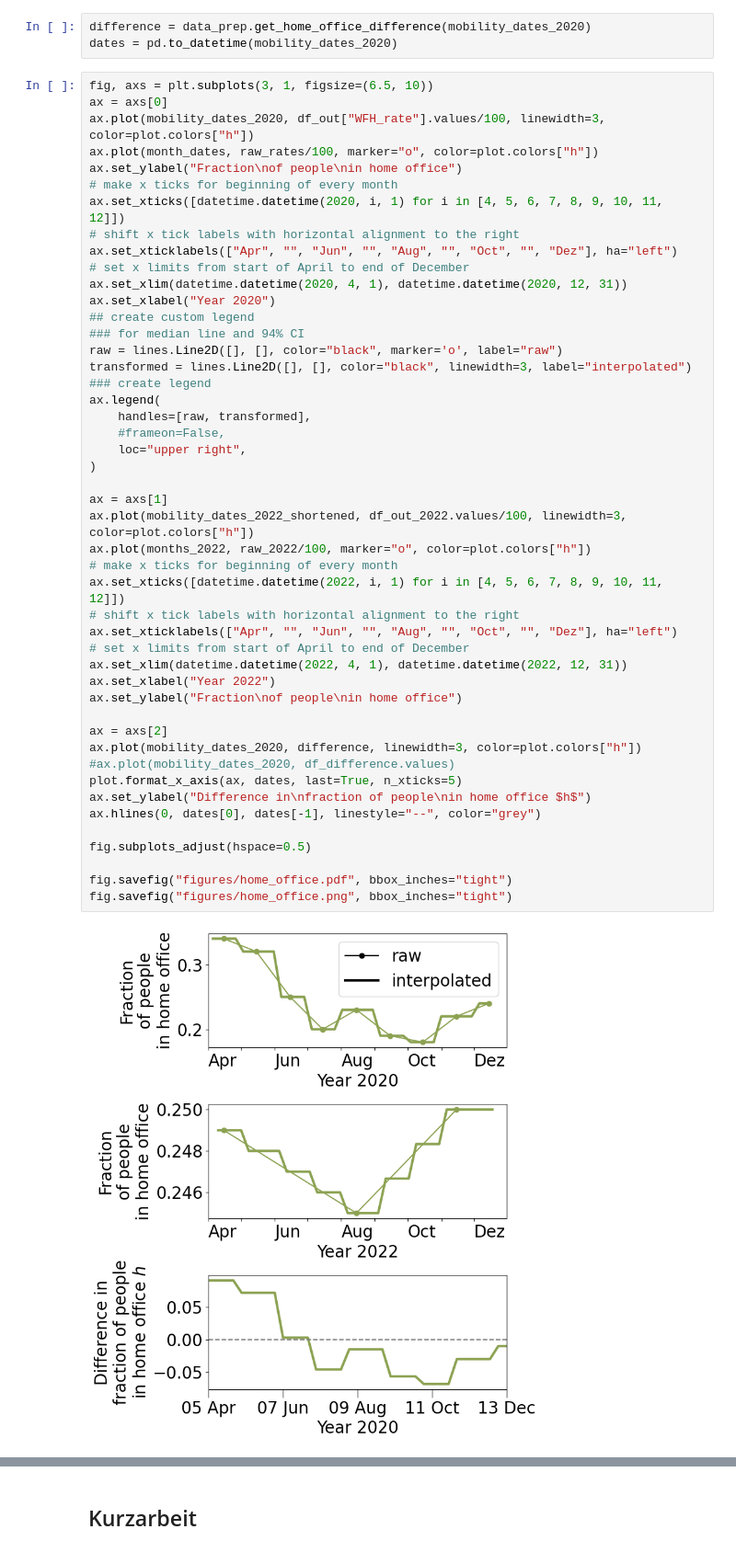
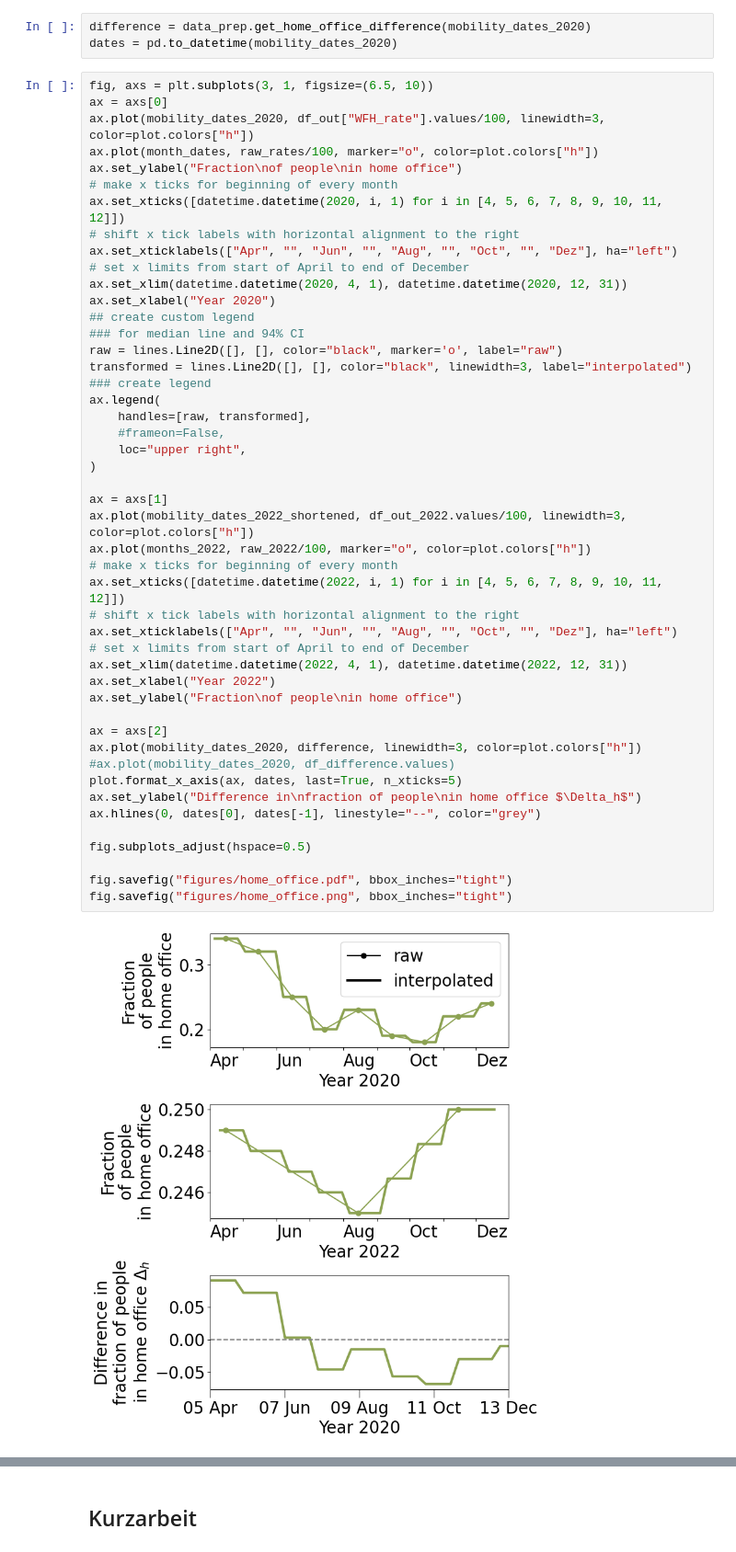
Before and after one commit to Priesemann-Group/mobility_inference, a Jupyter notebook: input_data_analysis.ipynb, the cells around one changed output, grey strips where cells are left out. Shown at 92% size. Drawn from its saved outputs; the diff is of its cells as text.

Commit message:
correct data figures

```diff
--- a/input_data_analysis.ipynb
+++ b/input_data_analysis.ipynb
@@ -870,32 +859,32 @@ transformed = lines.Line2D([], [], color="black", linewidth=3, label="interpolat
 ### create legend
 ax.legend(
     handles=[raw, transformed],
     #frameon=False,
     loc="upper right",
 )
 
 ax = axs[1]
 ax.plot(mobility_dates_2022_shortened, df_out_2022.values/100, linewidth=3, color=plot.colors["h"])
 ax.plot(months_2022, raw_2022/100, marker="o", color=plot.colors["h"])
 # make x ticks for beginning of every month
 ax.set_xticks([datetime.datetime(2022, i, 1) for i in [4, 5, 6, 7, 8, 9, 10, 11, 12]])
 # shift x tick labels with horizontal alignment to the right
 ax.set_xticklabels(["Apr", "", "Jun", "", "Aug", "", "Oct", "", "Dez"], ha="left")
 # set x limits from start of April to end of December
 ax.set_xlim(datetime.datetime(2022, 4, 1), datetime.datetime(2022, 12, 31))
 ax.set_xlabel("Year 2022")
 ax.set_ylabel("Fraction\nof people\nin home office")
 
 ax = axs[2]
 ax.plot(mobility_dates_2020, difference, linewidth=3, color=plot.colors["h"])
 #ax.plot(mobility_dates_2020, df_difference.values)
 plot.format_x_axis(ax, dates, last=True, n_xticks=5)
-ax.set_ylabel("Difference in\nfraction of people\nin home office $h$")
+ax.set_ylabel("Difference in\nfraction of people\nin home office $\Delta_h$")
 ax.hlines(0, dates[0], dates[-1], linestyle="--", color="grey")
 
 fig.subplots_adjust(hspace=0.5)
 
 fig.savefig("figures/home_office.pdf", bbox_inches="tight")
 fig.savefig("figures/home_office.png", bbox_inches="tight")
 # %% [output]
-[figure, old version]
+[figure, new version]
```
Also changed, not shown: parts of 8 cells of this notebook, 4 other files.
